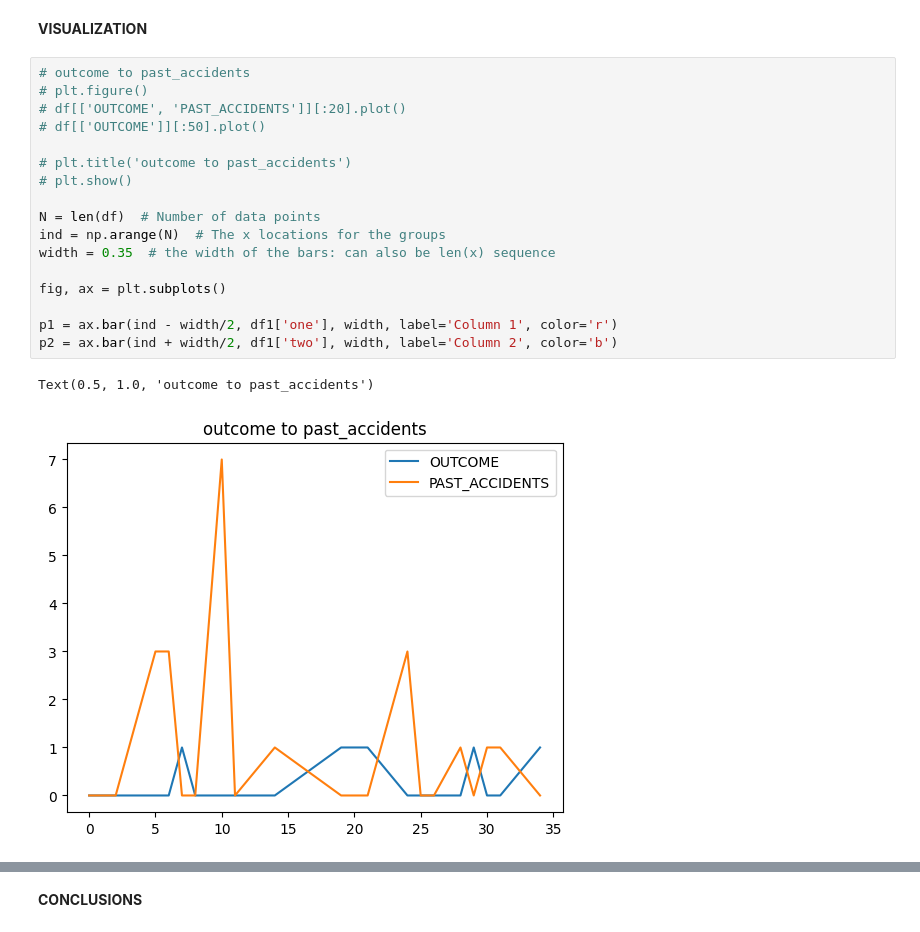
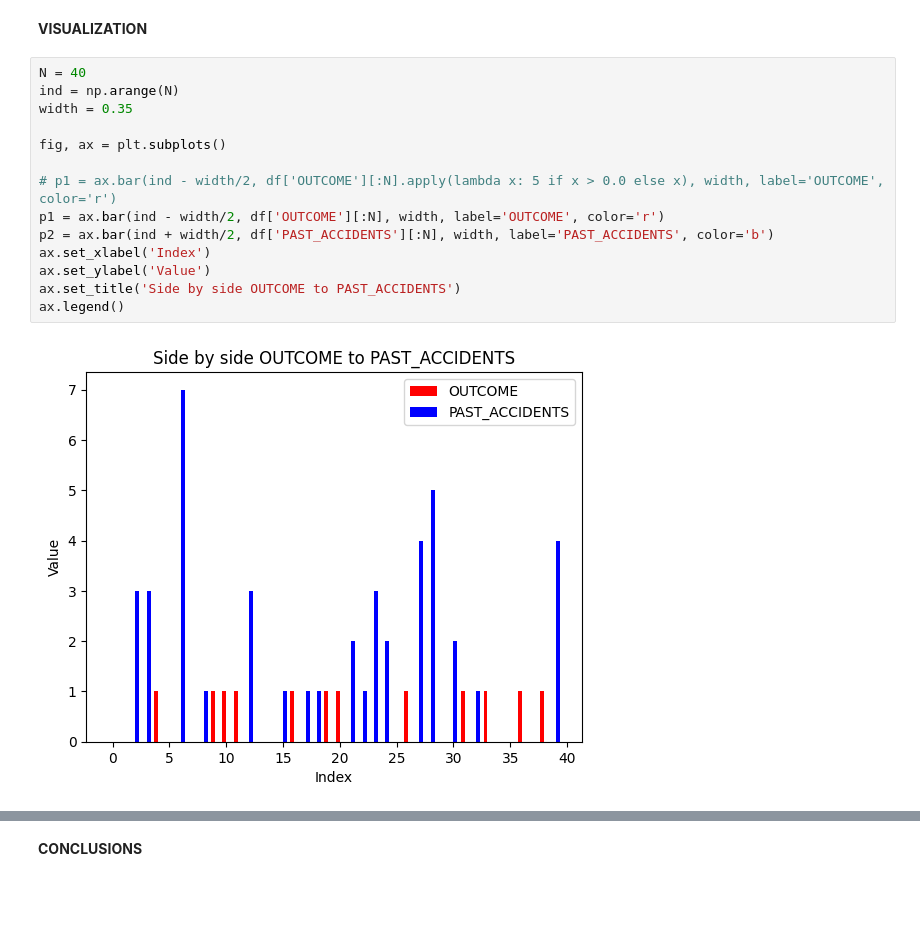
Before and after one commit to Who-are-me/amazinum_home_work, a Jupyter notebook: lesson_4/home_work_lesson_4.ipynb, the cells around one changed output, grey strips where cells are left out. Cells and saved outputs as stored; diff of their text form; blank space fills up the shorter version.

```diff
--- a/lesson_4/home_work_lesson_4.ipynb
+++ b/lesson_4/home_work_lesson_4.ipynb
@@ -278,23 +278,19 @@ df['OUTCOME'].quantile(0.8)
 # %% [markdown]
 __VISUALIZATION__
 # %%
-# outcome to past_accidents
-# plt.figure()
-# df[['OUTCOME', 'PAST_ACCIDENTS']][:20].plot()
-# df[['OUTCOME']][:50].plot()
-
-# plt.title('outcome to past_accidents')
-# plt.show()
-
-N = len(df)  # Number of data points
-ind = np.arange(N)  # The x locations for the groups
-width = 0.35  # the width of the bars: can also be len(x) sequence
+N = 40
+ind = np.arange(N)
+width = 0.35
 
 fig, ax = plt.subplots()
 
-p1 = ax.bar(ind - width/2, df1['one'], width, label='Column 1', color='r')
-p2 = ax.bar(ind + width/2, df1['two'], width, label='Column 2', color='b')
+# p1 = ax.bar(ind - width/2, df['OUTCOME'][:N].apply(lambda x: 5 if x > 0.0 else x), width, label='OUTCOME', color='r')
+p1 = ax.bar(ind - width/2, df['OUTCOME'][:N], width, label='OUTCOME', color='r')
+p2 = ax.bar(ind + width/2, df['PAST_ACCIDENTS'][:N], width, label='PAST_ACCIDENTS', color='b')
+ax.set_xlabel('Index')
+ax.set_ylabel('Value')
+ax.set_title('Side by side OUTCOME to PAST_ACCIDENTS')
+ax.legend()
 # %% [output]
-Text(0.5, 1.0, 'outcome to past_accidents')
-[figure, old version]
+[figure, new version]
 # %%
```
Also changed, not shown: parts of 13 cells of this notebook.
